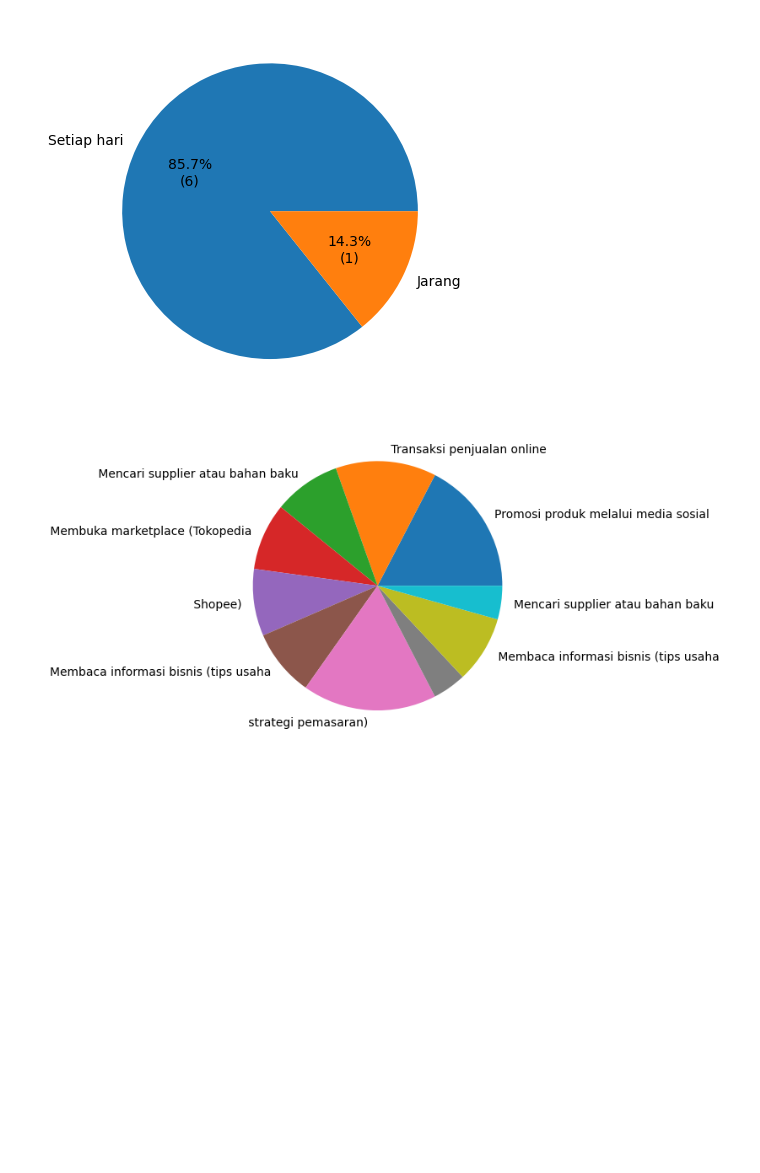
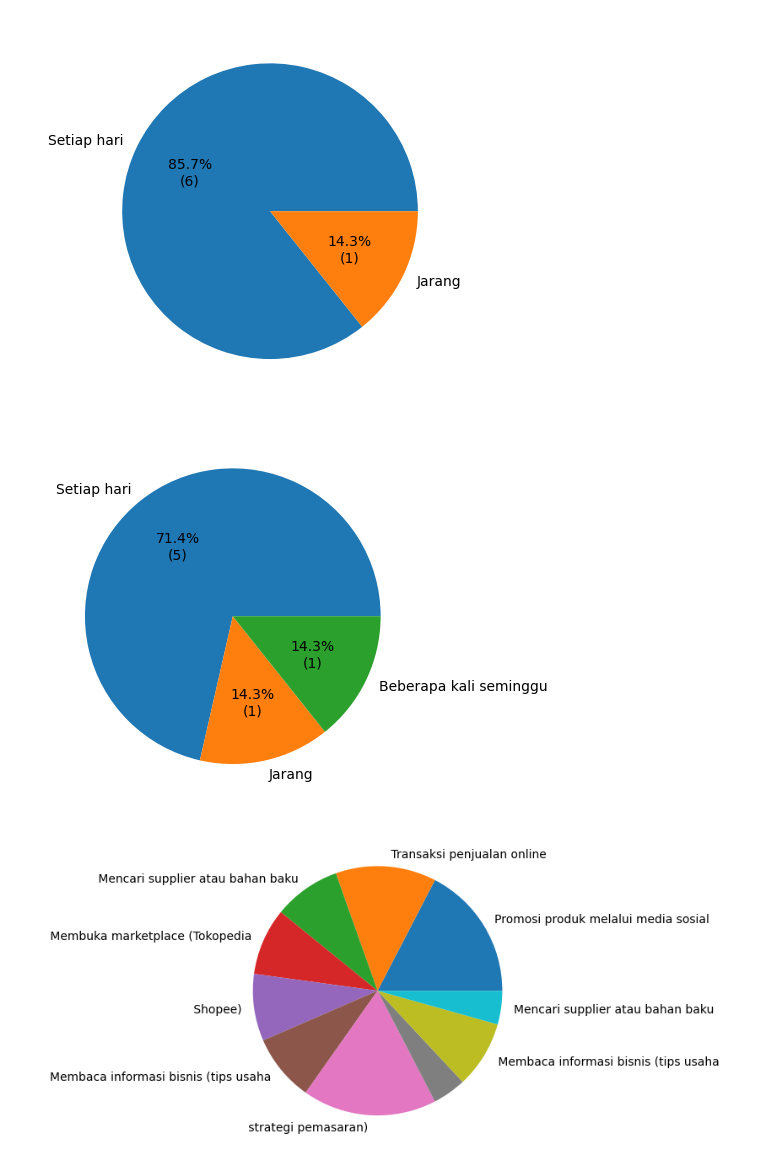
Before and after one commit to taudataanalytics/bakti2024, a Jupyter notebook: Bakti-2024.ipynb, the cells around one changed output. Drawn from its saved outputs; the diff is of its cells as text; code cells hidden in the pictures; blank space fills up the shorter version.

```diff
--- a/Bakti-2024.ipynb
+++ b/Bakti-2024.ipynb
@@ -226,6 +233,14 @@ p = plt.pie(s, labels = s.index, autopct=autopct_format(s))
 plt.show()
 # %% [output]
 [figure]
+# %%
+# 'Seberapa sering Anda menggunakan internet untuk kegiatan UMKM?': 'SsAmiukU', ==> Hanya BAKTI
+#  'Kualitas akses internet di lokasi Anda': 'KaidlA', ==> Selain BAKTI
+s = dfE3.SsAmiukU.value_counts()
+p = plt.pie(s, labels = s.index, autopct=autopct_format(s))
+plt.show()
+# %% [output]
+[figure, added]
 # %%
 # Untuk tujuan apa Anda menggunakan internet dalam kegiatan UMKM? (Pilih semua yang sesuai)': 'UtaAmidkUsys', ==> Hanya BAKTI
 ss = dfE2.UtaAmidkUsys
```
Also changed, not shown: parts of 11 cells of this notebook.
